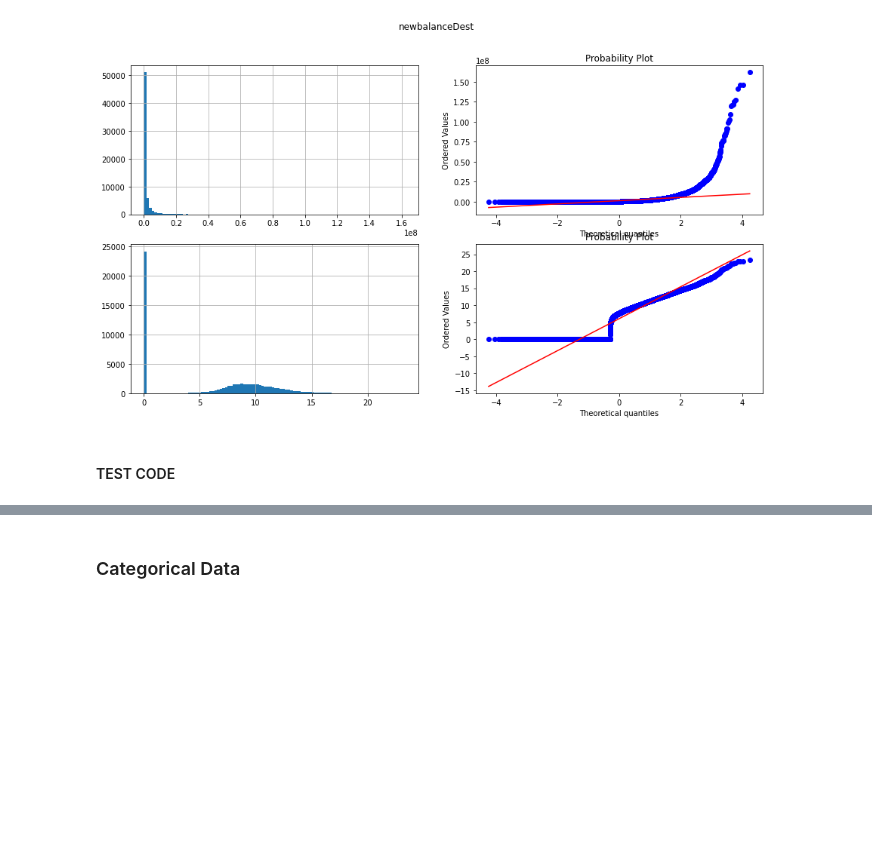
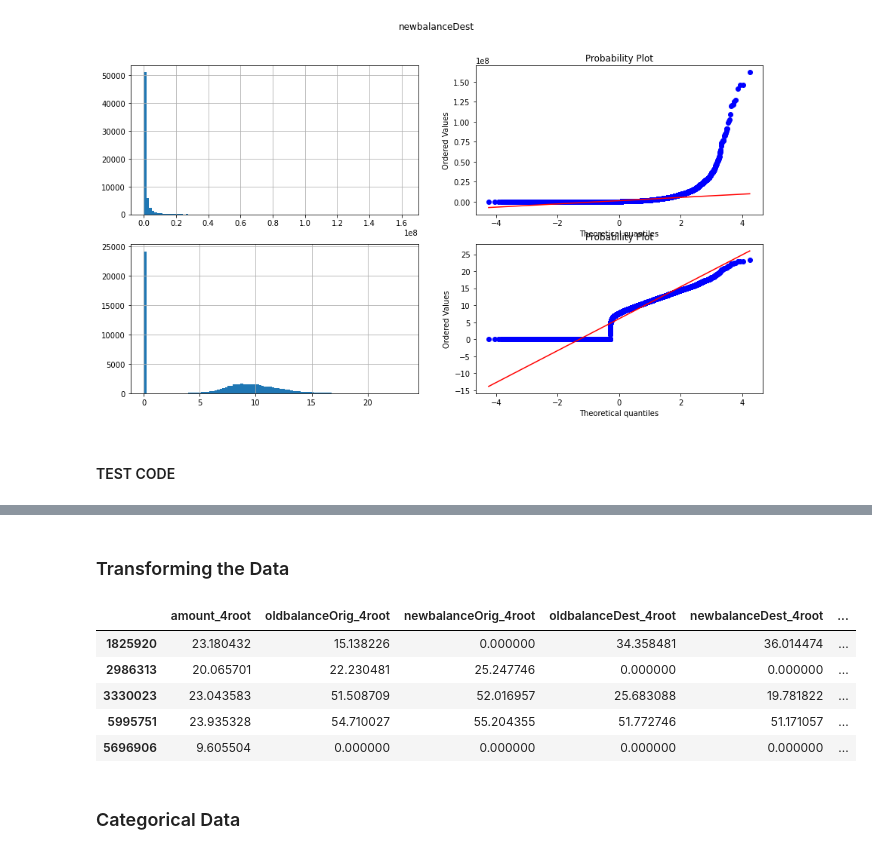
Before and after one commit to kevinArmenta/OnlinePaymentFraud, a Jupyter notebook: 2.Processing Data.ipynb, the cells around one changed output, grey strips where cells are left out. Saved outputs shown, nothing was run; the diff lists cells and outputs as text; code cells hidden in the pictures; blank space fills up the shorter version.

```diff
--- a/2.Processing Data.ipynb
+++ b/2.Processing Data.ipynb
@@ -434,2 +415,34 @@ Length: 62989, dtype: float64
+# %% [markdown]
+### Transforming the Data
+# %%
+#4 Root Transformation is the winner!
+
+#amount
+train['amount_4root'] = train['amount']**(1/4)
+#oldbalanceOrig
+train['oldbalanceOrig_4root'] = train['oldbalanceOrig']**(1/4)
+#newbalanceOrig
+train['newbalanceOrig_4root'] = train['newbalanceOrig']**(1/4)
+#oldbalanceDest
+train['oldbalanceDest_4root'] = train['oldbalanceDest']**(1/4)
+#newbalanceDest
+train['newbalanceDest_4root'] = train['newbalanceDest']**(1/4)
+
+#Make sure the columns are added to dataframe
+#train.head()
+
+#Drop old columns
+train2 = train.drop(numerical_columns,axis=1)
+new_cols = train2.columns.tolist()
+new_cols = new_cols[-5:] + new_cols[:-5]
+train = train2[new_cols]
+train.head() #move added columns to the front
+# %% [output]
+|  | amount_4root | oldbalanceOrig_4root | newbalanceOrig_4root | oldbalanceDest_4root | newbalanceDest_4root | ... |
+| 1825920 | 23.180432 | 15.138226 | 0.000000 | 34.358481 | 36.014474 | ... |
+| 2986313 | 20.065701 | 22.230481 | 25.247746 | 0.000000 | 0.000000 | ... |
+| 3330023 | 23.043583 | 51.508709 | 52.016957 | 25.683088 | 19.781822 | ... |
+| 5995751 | 23.935328 | 54.710027 | 55.204355 | 51.772746 | 51.171057 | ... |
+| 5696906 | 9.605504 | 0.000000 | 0.000000 | 0.000000 | 0.000000 | ... |
 # %% [markdown]
 ### Categorical Data
```
Also changed, not shown: parts of 14 cells of this notebook.
